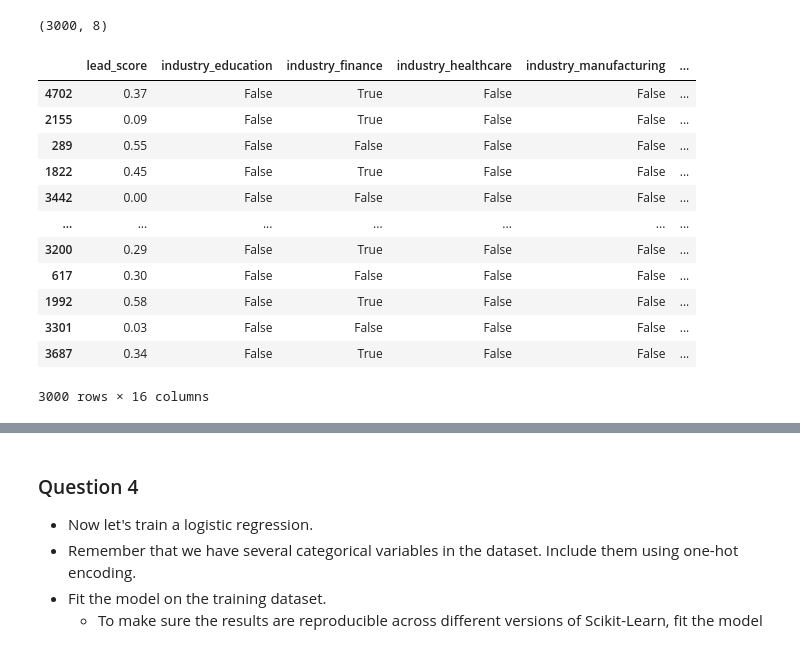
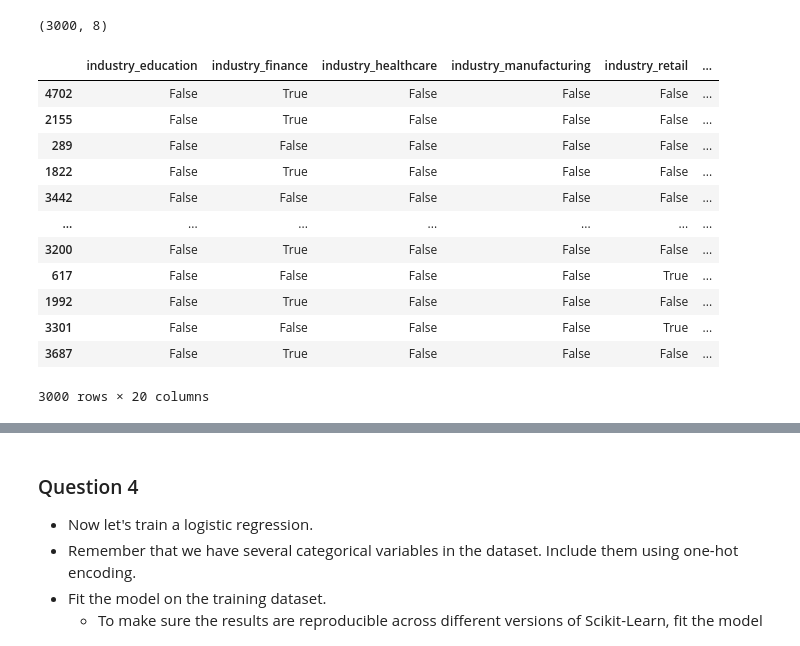
Before and after one commit to marcomathphysics/MLzoomcamp_2026_homeworks, a Jupyter notebook: H3_MLZ_2026.ipynb, the cells around one changed output, grey strips where cells are left out. Saved outputs shown, nothing was run; the diff lists cells and outputs as text; code cells hidden in the pictures.

```diff
--- a/H3_MLZ_2026.ipynb
+++ b/H3_MLZ_2026.ipynb
@@ -177,29 +181,29 @@ df_train.drop(columns=['y']).shape
 # %%
 from sklearn.feature_selection import mutual_info_classif
 import pandas as pd
 
 # Select categorical features from the training set
-categorical_features = ['industry', 'location', 'lead_score', 'employment_status']
+categorical_features = ['industry', 'location', 'lead_source', 'employment_status']
 X_train_categorical = df_train[categorical_features]
 
 # One-hot encode categorical variables
 X_train_encoded = pd.get_dummies(X_train_categorical, drop_first=True)
 X_train_encoded
 # Calculate the mutual information scores
 # %% [output]
-|  | lead_score | industry_education | industry_finance | industry_healthcare | industry_manufacturing | ... |
-| 4702 | 0.37 | False | True | False | False | ... |
-| 2155 | 0.09 | False | True | False | False | ... |
-| 289 | 0.55 | False | False | False | False | ... |
-| 1822 | 0.45 | False | True | False | False | ... |
-| 3442 | 0.00 | False | False | False | False | ... |
+|  | industry_education | industry_finance | industry_healthcare | industry_manufacturing | industry_retail | ... |
+| 4702 | False | True | False | False | False | ... |
+| 2155 | False | True | False | False | False | ... |
+| 289 | False | False | False | False | False | ... |
+| 1822 | False | True | False | False | False | ... |
+| 3442 | False | False | False | False | False | ... |
 | ... | ... | ... | ... | ... | ... | ... |
-| 3200 | 0.29 | False | True | False | False | ... |
-| 617 | 0.30 | False | False | False | False | ... |
-| 1992 | 0.58 | False | True | False | False | ... |
-| 3301 | 0.03 | False | False | False | False | ... |
-| 3687 | 0.34 | False | True | False | False | ... |
+| 3200 | False | True | False | False | False | ... |
+| 617 | False | False | False | False | True | ... |
+| 1992 | False | True | False | False | False | ... |
+| 3301 | False | False | False | False | True | ... |
+| 3687 | False | True | False | False | False | ... |
-3000 rows × 16 columns
+3000 rows × 20 columns
 # %%
 
 mi_scores = mutual_info_classif(X_train_encoded, df_train["y"], random_state=42)
```
Also changed, not shown: parts of 13 cells of this notebook.
